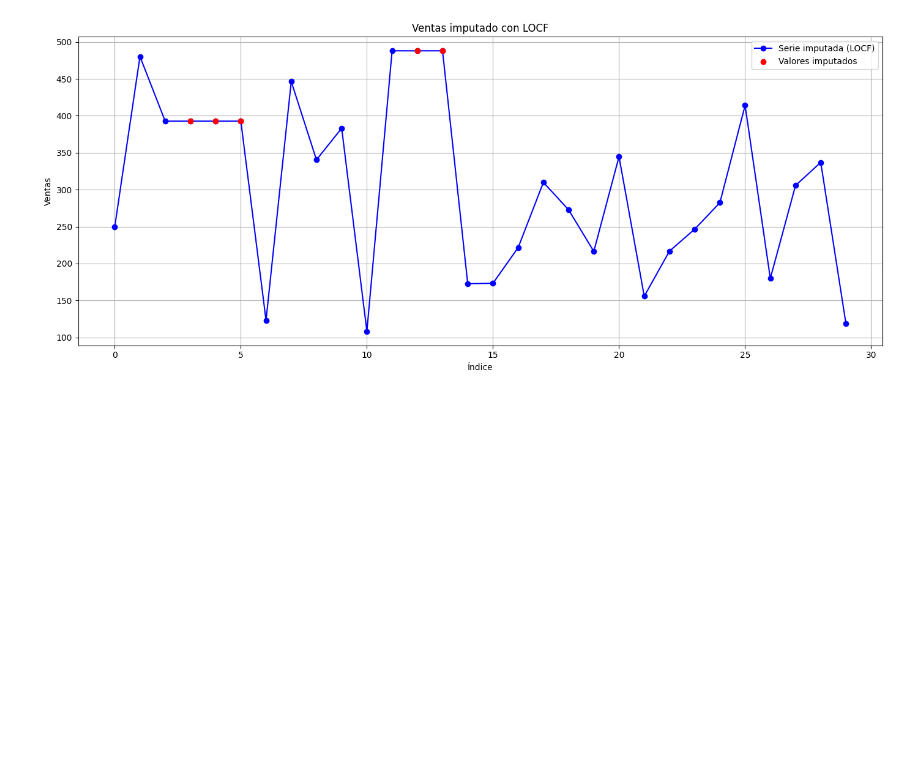
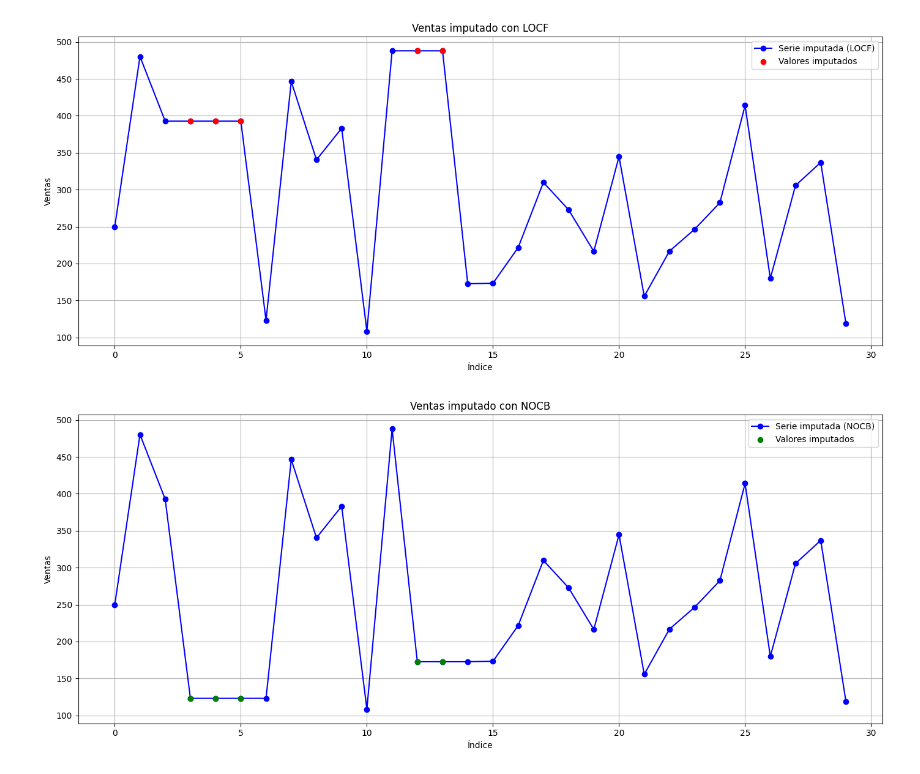
Before and after one commit to eospgonz10/statistical_analytics_homicide, a Jupyter notebook: sesiones_practicas/sp_5_juan_jose_garcia_alvarez_estiven_ospina_gonzalez.ipynb, the cells around one changed output. Cells and saved outputs as stored; diff of their text form; code cells hidden in the pictures; blank space fills up the shorter version.

```diff
--- a/sesiones_practicas/sp_5_juan_jose_garcia_alvarez_estiven_ospina_gonzalez.ipynb
+++ b/sesiones_practicas/sp_5_juan_jose_garcia_alvarez_estiven_ospina_gonzalez.ipynb
@@ -721,3 +721,24 @@ plt.tight_layout()
 plt.show()
 # %% [output]
 [figure]
+# %%
+df_nocb = df_original.copy()
+df_nocb['Fecha'] = df_nocb['Ventas'].interpolate(method='linear')
+
+# Aplicar NOCB
+df_nocb['CO_NOCB'] = df_nocb['Ventas'].bfill()
+imputados_nocb = df_nocb['Ventas'].isna()
+
+# figure
+plt.figure(figsize=(14, 6))
+plt.plot(df_nocb.index, df_nocb['CO_NOCB'], label='Serie imputada (NOCB)', color='blue', marker='o')
+plt.scatter(df_nocb.index[imputados_nocb], df_nocb['CO_NOCB'][imputados_nocb], color='green', label='Valores imputados', zorder=5)
+plt.title('Ventas imputado con NOCB')
+plt.xlabel('Índice')
+plt.ylabel('Ventas')
+plt.legend()
+plt.grid(True)
+plt.tight_layout()
+plt.show()
+# %% [output]
+[figure, added]
```
Also changed, not shown: parts of 1 cell of this notebook.
